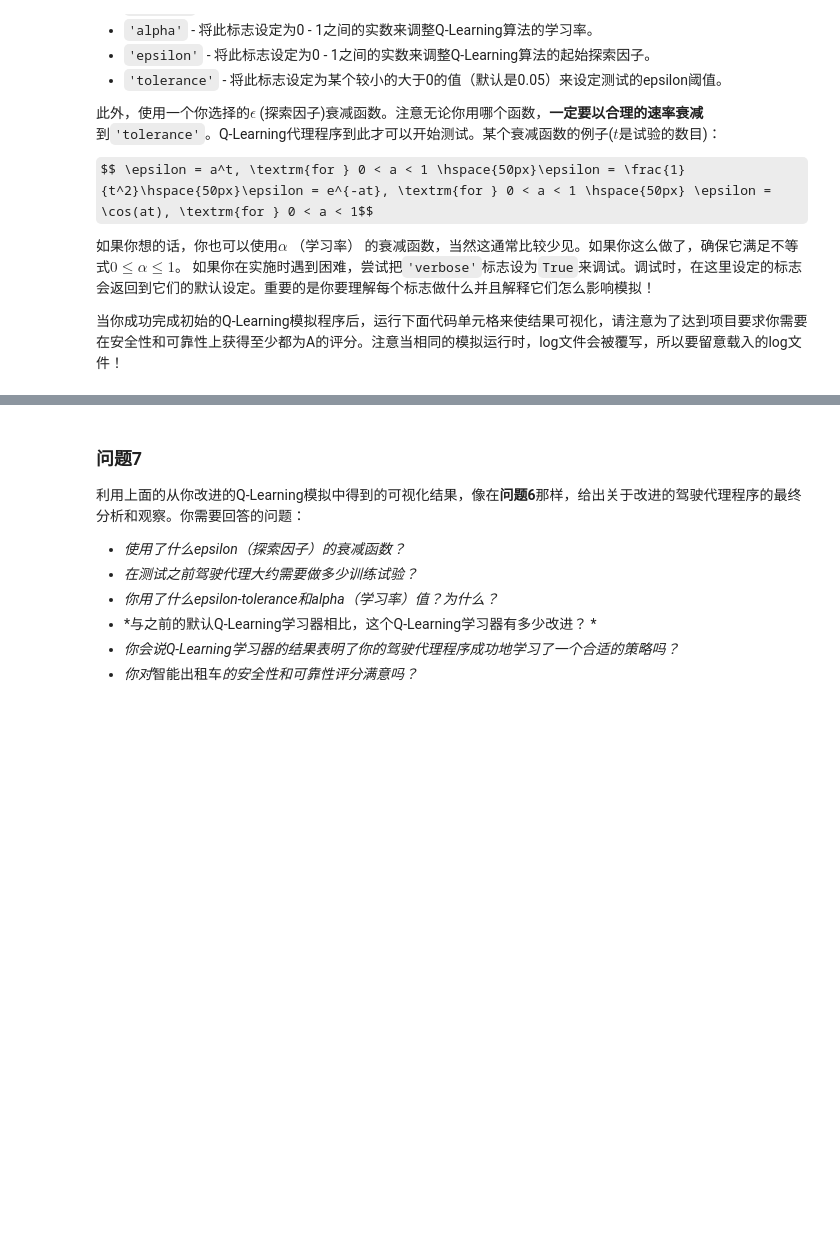
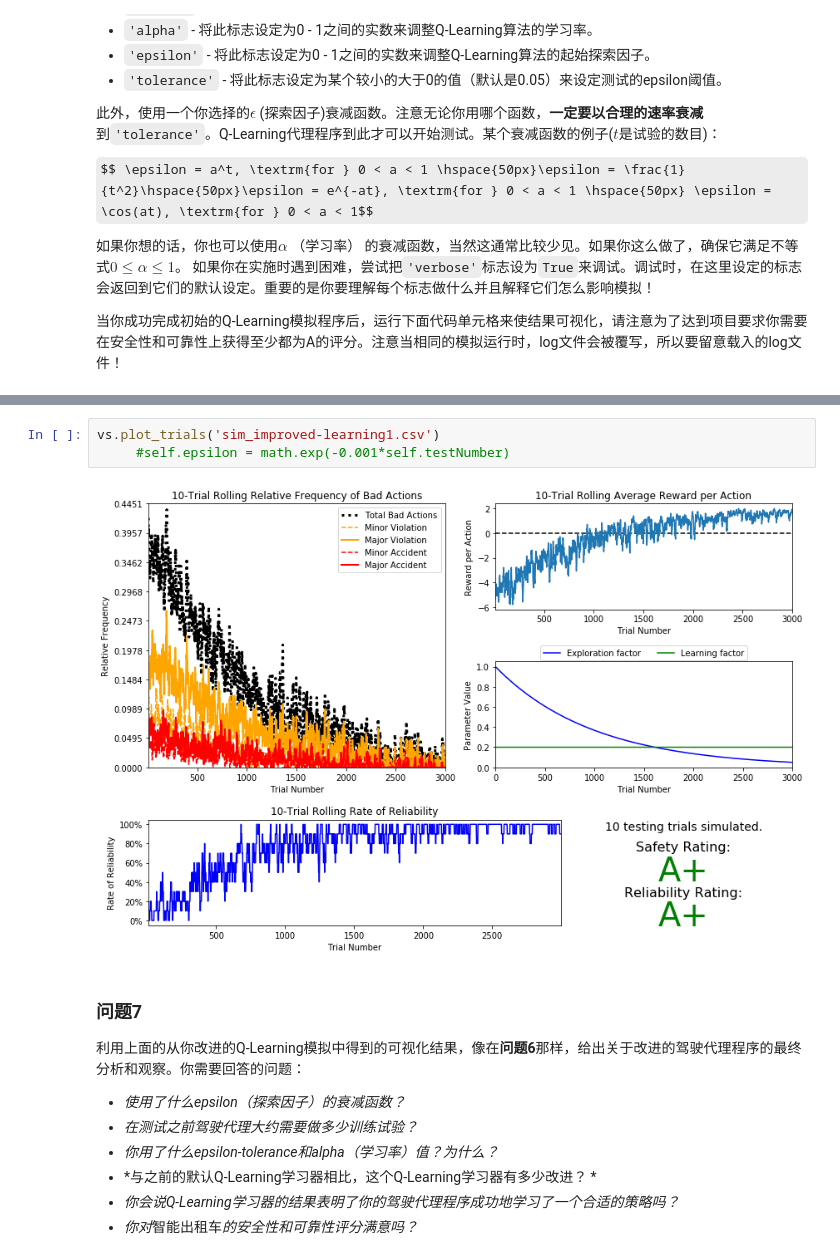
Before and after one commit to zhglinux/MachineLearning, a Jupyter notebook: smartcab-master/smartcab.ipynb, the cells around one changed output, grey strips where cells are left out. Saved outputs shown, nothing was run; the diff lists cells and outputs as text; some formulas as TeX source; blank space fills up the shorter version.

```diff
--- a/smartcab-master/smartcab.ipynb
+++ b/smartcab-master/smartcab.ipynb
@@ -264,3 +273,8 @@ vs.plot_trials('sim_improved-learning.csv')
+# %%
+vs.plot_trials('sim_improved-learning1.csv')
+     #self.epsilon = math.exp(-0.001*self.testNumber)
+# %% [output]
+[figure, added]
 # %% [markdown]
 ### 问题7
 利用上面的从你改进的Q-Learning模拟中得到的可视化结果，像在**问题6**那样，给出关于改进的驾驶代理程序的最终分析和观察。你需要回答的问题：
```
Also changed, not shown: parts of 6 cells of this notebook, 16 other files.
